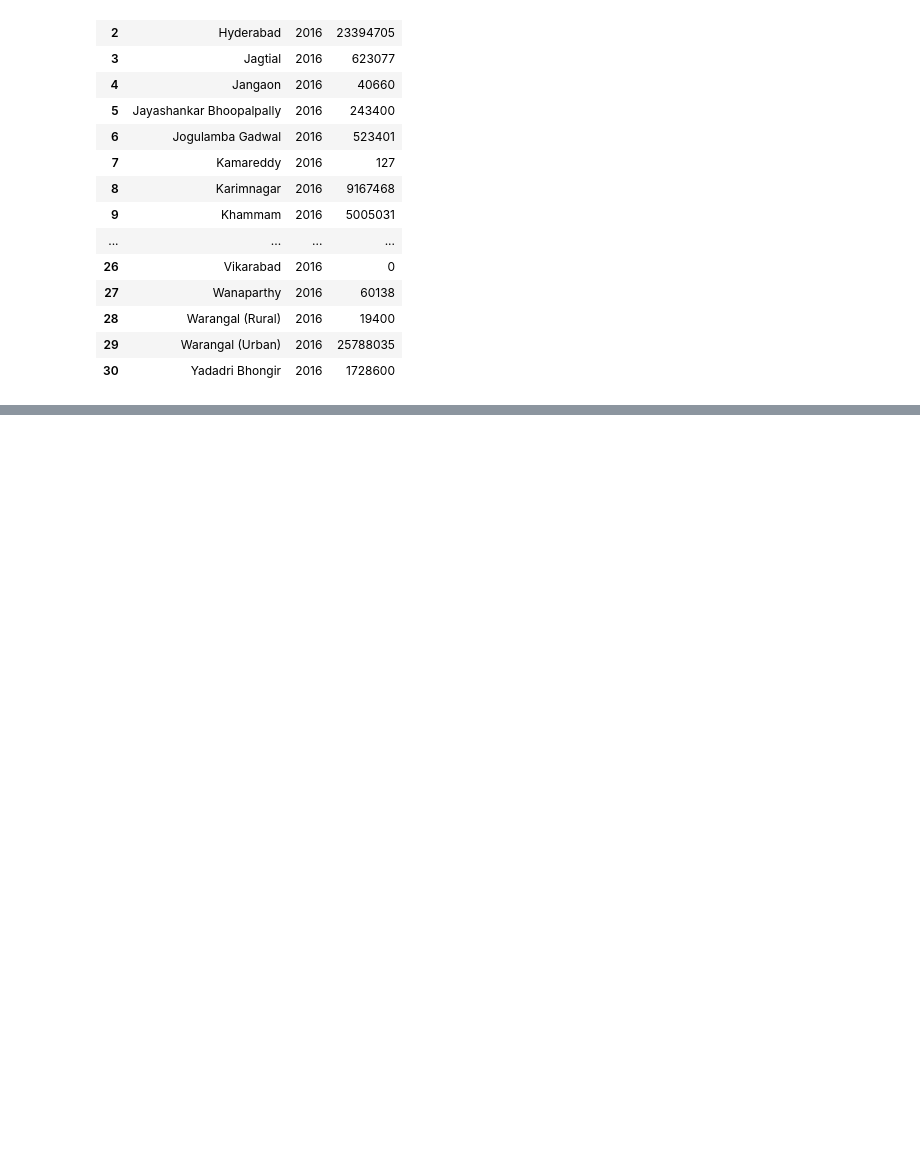
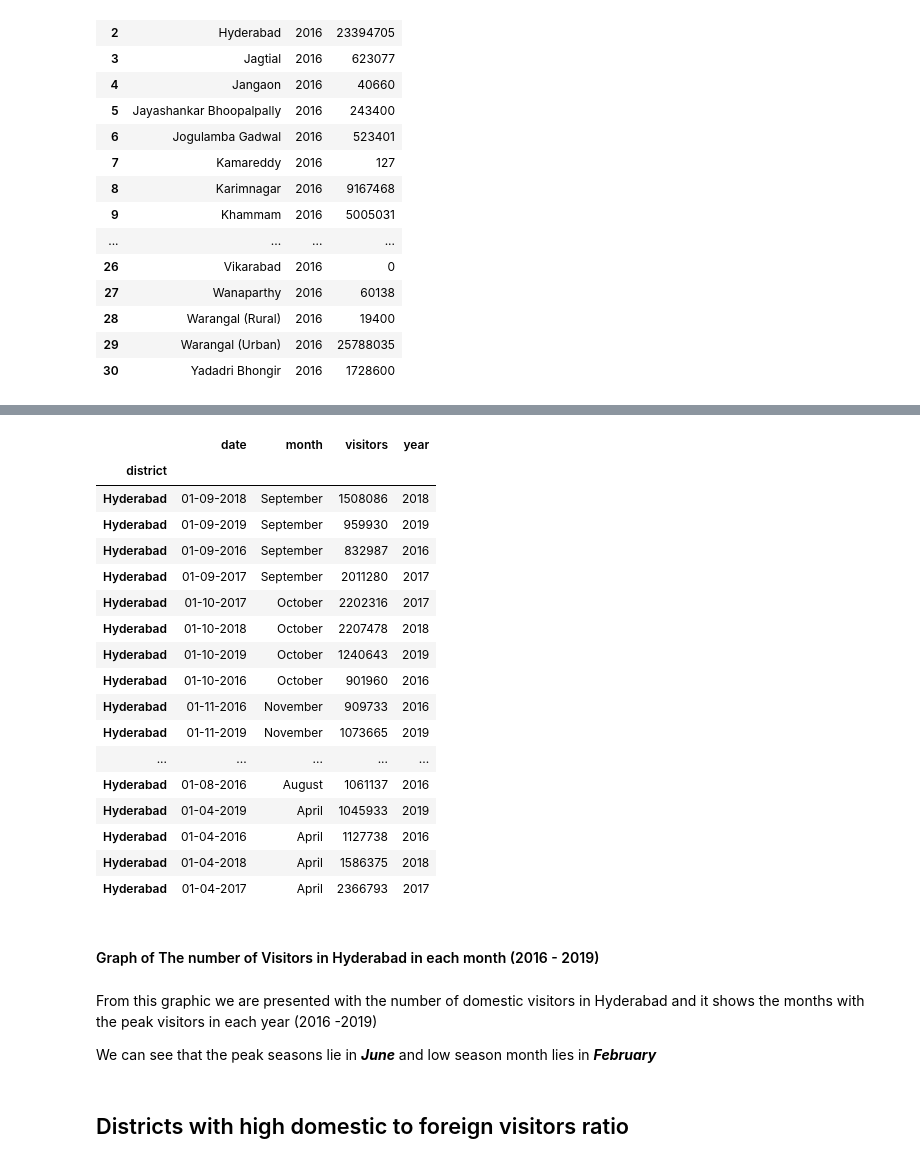
Before and after one commit to Ayomided/Telanagana-Tourism-Analysis, a Jupyter notebook: data_cleaning.ipynb, the cells around one changed output, grey strips where cells are left out. Saved outputs shown, nothing was run; the diff lists cells and outputs as text; code cells hidden in the pictures; blank space fills up the shorter version.

```diff
--- a/data_cleaning.ipynb
+++ b/data_cleaning.ipynb
@@ -347,0 +408,23 @@ print(cagr)
+# %%
+hypbad.sort_values('month', ascending=False)
+# %% [output]
+|  | date | month | visitors | year |
+| district |  |  |  |  |
+| Hyderabad | 01-09-2018 | September | 1508086 | 2018 |
+| Hyderabad | 01-09-2019 | September | 959930 | 2019 |
+| Hyderabad | 01-09-2016 | September | 832987 | 2016 |
+| Hyderabad | 01-09-2017 | September | 2011280 | 2017 |
+| Hyderabad | 01-10-2017 | October | 2202316 | 2017 |
+| Hyderabad | 01-10-2018 | October | 2207478 | 2018 |
+| Hyderabad | 01-10-2019 | October | 1240643 | 2019 |
+| Hyderabad | 01-10-2016 | October | 901960 | 2016 |
+| Hyderabad | 01-11-2016 | November | 909733 | 2016 |
+| Hyderabad | 01-11-2019 | November | 1073665 | 2019 |
+| ... | ... | ... | ... | ... |
+| Hyderabad | 01-08-2016 | August | 1061137 | 2016 |
+| Hyderabad | 01-04-2019 | April | 1045933 | 2019 |
+| Hyderabad | 01-04-2016 | April | 1127738 | 2016 |
+| Hyderabad | 01-04-2018 | April | 1586375 | 2018 |
+| Hyderabad | 01-04-2017 | April | 2366793 | 2017 |
+# %% [markdown]
+#### Graph of The number of Visitors in Hyderabad in each month (2016 - 2019)
@@ -347,0 +437,6 @@ print(cagr)
+# %% [markdown]
+From this graphic we are presented with the number of domestic visitors in Hyderabad and it shows the months with the peak visitors in each year (2016 -2019)
+
+We can see that the peak seasons lie in **_June_** and low season month lies in **_February_**
+# %% [markdown]
+## Districts with high domestic to foreign visitors ratio
```
Also changed, not shown: parts of 23 cells of this notebook, 1 other file.
